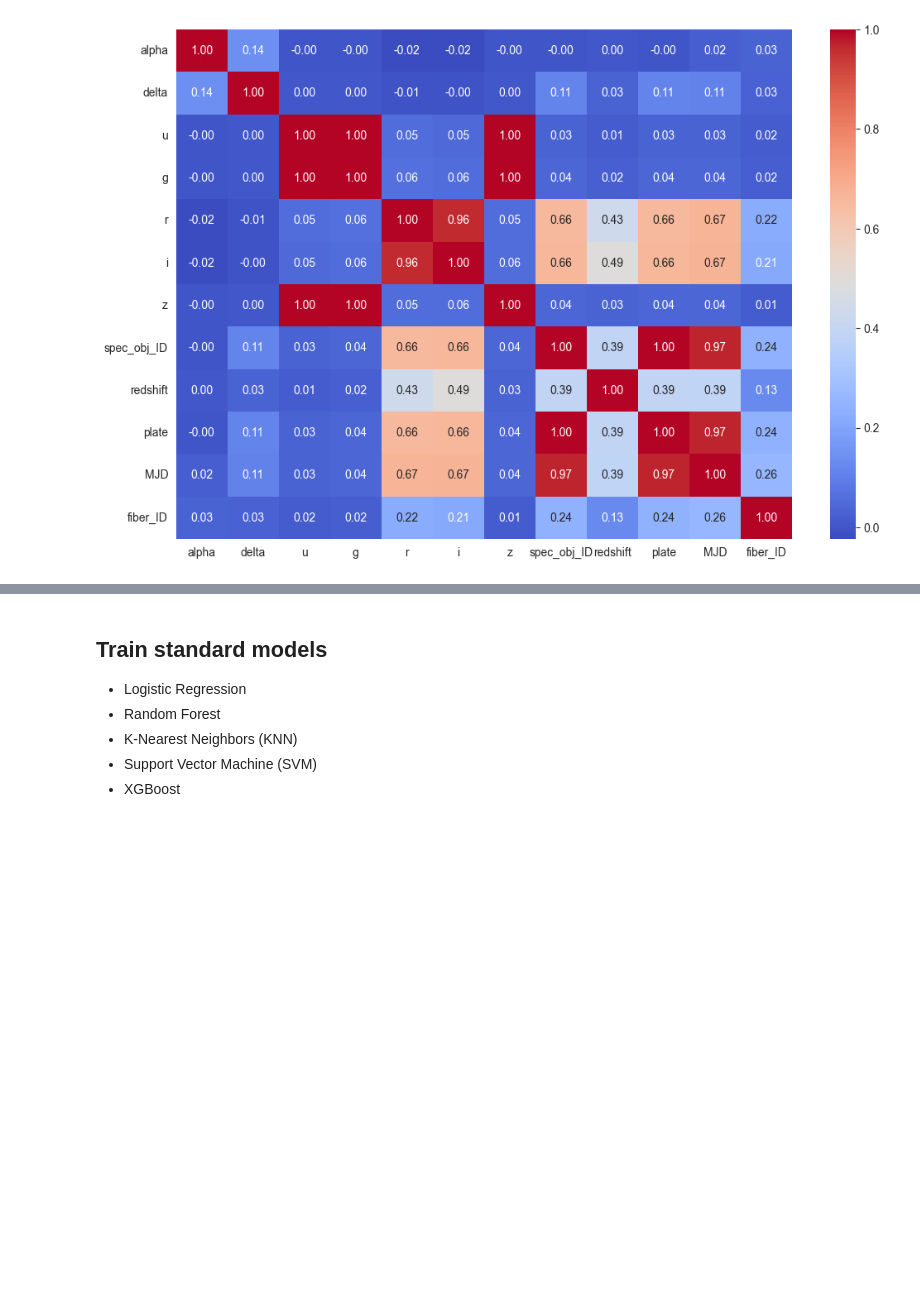
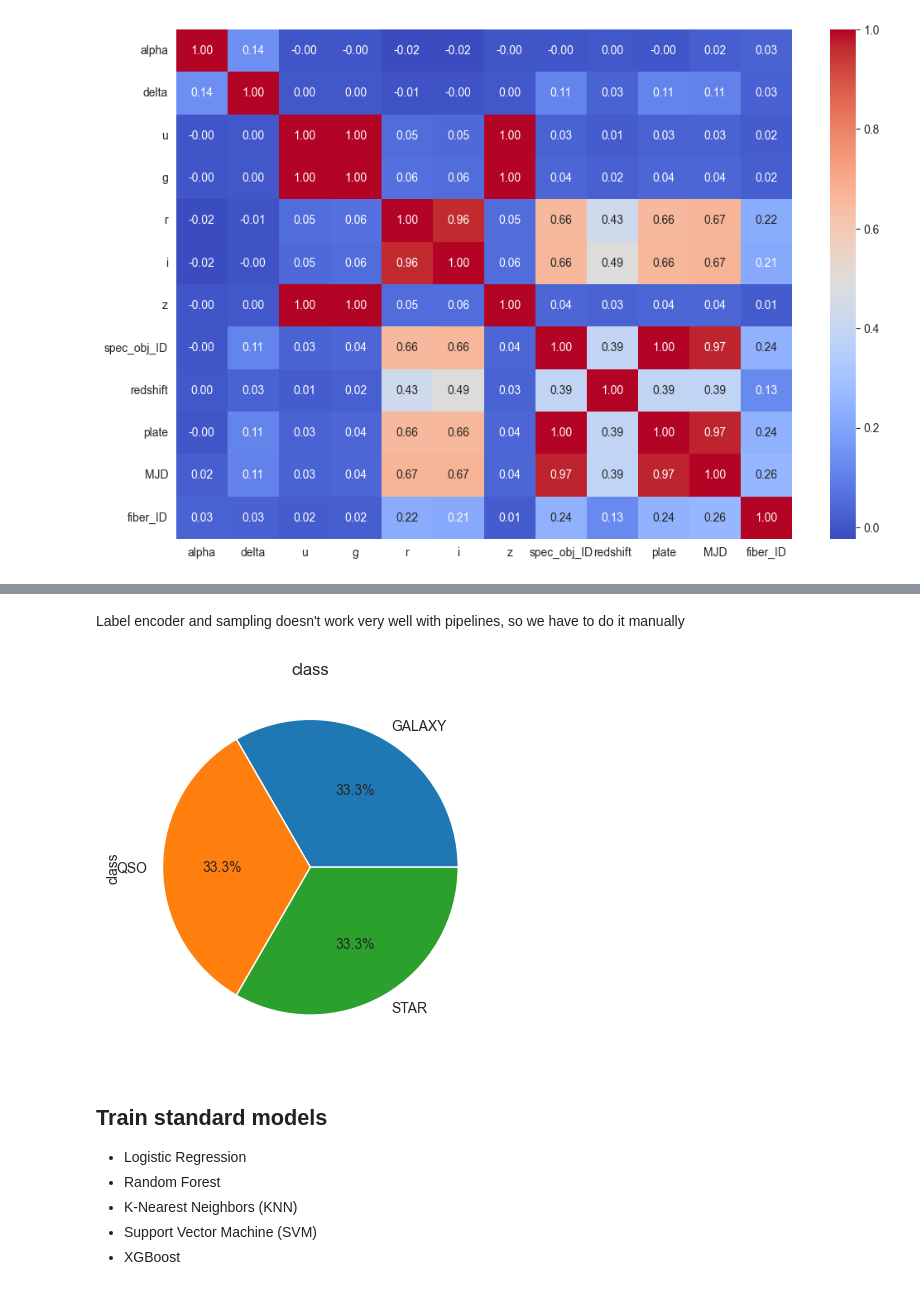
Before and after one commit to Kowalski1024/ml-playground, a Jupyter notebook: stellar_classification.ipynb, the cells around one changed output, grey strips where cells are left out. Drawn from its saved outputs; the diff is of its cells as text; code cells hidden in the pictures; blank space fills up the shorter version.

```diff
--- a/stellar_classification.ipynb
+++ b/stellar_classification.ipynb
@@ -157,3 +179,14 @@ preprocessing_pipeline = ColumnTransformer([
+# %% [markdown]
+Label encoder and sampling doesn't work very well with pipelines, so we have to do it manually
+# %%
+label_encoder = LabelEncoder()
+data["class"] = label_encoder.fit_transform(data["class"])
+X, Y = SMOTE().fit_resample(data.drop(["class"], axis=1), data["class"])
+# %%
+# class distribution after sampling
+pie_ratio(pd.DataFrame(label_encoder.inverse_transform(Y), columns=["class"]), "class")
+# %% [output]
+[figure, added]
 # %% [markdown]
 ## Train standard models
 * Logistic Regression
```
Also changed, not shown: parts of 11 cells of this notebook.
